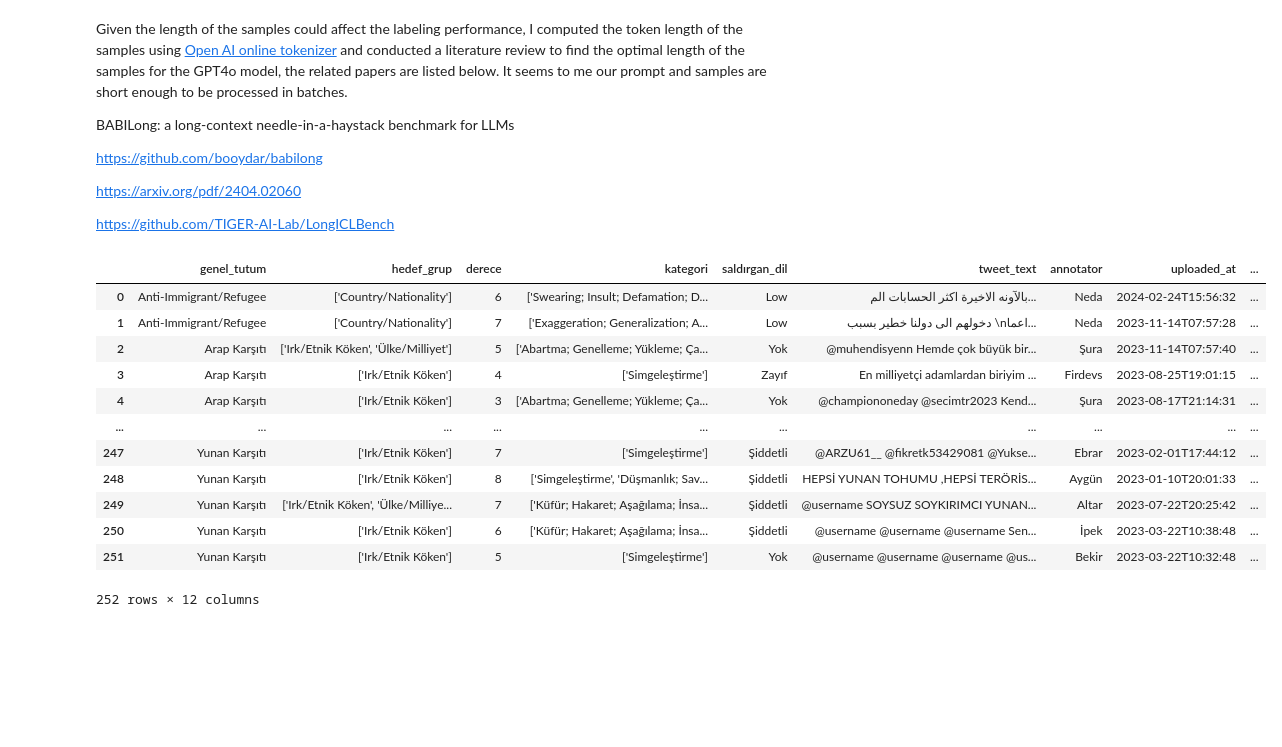
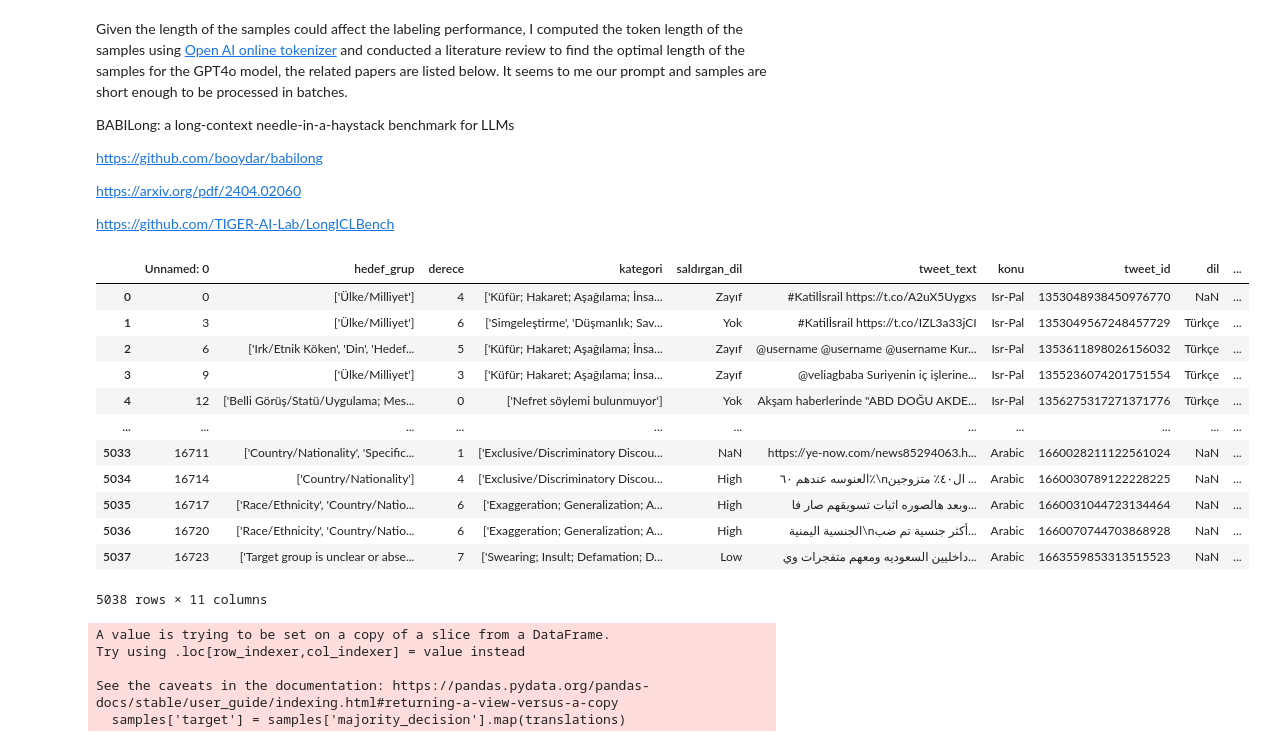
Before and after one commit to boun-tabi/hatecat-tr, a Jupyter notebook: notebooks/2-auto-labeling.ipynb, the cells around one changed output. Drawn from its saved outputs; the diff is of its cells as text; code cells hidden in the pictures; blank space fills up the shorter version.

```diff
--- a/notebooks/2-auto-labeling.ipynb
+++ b/notebooks/2-auto-labeling.ipynb
@@ -91,22 +88,22 @@ def query_gpt(text):
 # %%
 import pandas as pd
 
-samples = pd.read_csv('../data/span_samples_v3.csv')
+samples = pd.read_csv('../data/hateful_tweets_majority_voting_121024.csv')
 samples
 # %% [output]
-|  | genel_tutum | hedef_grup | derece | kategori | saldırgan_dil | tweet_text | annotator | uploaded_at | ... |
-| 0 | Anti-Immigrant/Refugee | ['Country/Nationality'] | 6 | ['Swearing; Insult; Defamation; D... | Low | بالآونه الاخيرة اكثر الحسابات الم... | Neda | 2024-02-24T15:56:32 | ... |
-| 1 | Anti-Immigrant/Refugee | ['Country/Nationality'] | 7 | ['Exaggeration; Generalization; A... | Low | دخولهم الى دولنا خطير بسبب \nاعما... | Neda | 2023-11-14T07:57:28 | ... |
-| 2 | Arap Karşıtı | ['Irk/Etnik Köken', 'Ülke/Milliyet'] | 5 | ['Abartma; Genelleme; Yükleme; Ça... | Yok | @muhendisyenn Hemde çok büyük bir... | Şura | 2023-11-14T07:57:40 | ... |
-| 3 | Arap Karşıtı | ['Irk/Etnik Köken'] | 4 | ['Simgeleştirme'] | Zayıf | En milliyetçi adamlardan biriyim ... | Firdevs | 2023-08-25T19:01:15 | ... |
-| 4 | Arap Karşıtı | ['Irk/Etnik Köken'] | 3 | ['Abartma; Genelleme; Yükleme; Ça... | Yok | @championoneday @secimtr2023 Kend... | Şura | 2023-08-17T21:14:31 | ... |
-| ... | ... | ... | ... | ... | ... | ... | ... | ... | ... |
-| 247 | Yunan Karşıtı | ['Irk/Etnik Köken'] | 7 | ['Simgeleştirme'] | Şiddetli | @ARZU61__ @fikretk53429081 @Yukse... | Ebrar | 2023-02-01T17:44:12 | ... |
-| 248 | Yunan Karşıtı | ['Irk/Etnik Köken'] | 8 | ['Simgeleştirme', 'Düşmanlık; Sav... | Şiddetli | HEPSİ YUNAN TOHUMU ,HEPSİ TERÖRİS... | Aygün | 2023-01-10T20:01:33 | ... |
-| 249 | Yunan Karşıtı | ['Irk/Etnik Köken', 'Ülke/Milliye... | 7 | ['Küfür; Hakaret; Aşağılama; İnsa... | Şiddetli | @username SOYSUZ SOYKIRIMCI YUNAN... | Altar | 2023-07-22T20:25:42 | ... |
-| 250 | Yunan Karşıtı | ['Irk/Etnik Köken'] | 6 | ['Küfür; Hakaret; Aşağılama; İnsa... | Şiddetli | @username @username @username Sen... | İpek | 2023-03-22T10:38:48 | ... |
-| 251 | Yunan Karşıtı | ['Irk/Etnik Köken'] | 5 | ['Simgeleştirme'] | Yok | @username @username @username @us... | Bekir | 2023-03-22T10:32:48 | ... |
+|  | Unnamed: 0 | hedef_grup | derece | kategori | saldırgan_dil | tweet_text | konu | tweet_id | dil | ... |
+| 0 | 0 | ['Ülke/Milliyet'] | 4 | ['Küfür; Hakaret; Aşağılama; İnsa... | Zayıf | #Katilİsrail https://t.co/A2uX5Uygxs | Isr-Pal | 1353048938450976770 | NaN | ... |
+| 1 | 3 | ['Ülke/Milliyet'] | 6 | ['Simgeleştirme', 'Düşmanlık; Sav... | Yok | #Katilİsrail https://t.co/IZL3a33jCI | Isr-Pal | 1353049567248457729 | Türkçe | ... |
+| 2 | 6 | ['Irk/Etnik Köken', 'Din', 'Hedef... | 5 | ['Küfür; Hakaret; Aşağılama; İnsa... | Zayıf | @username @username @username Kur... | Isr-Pal | 1353611898026156032 | Türkçe | ... |
+| 3 | 9 | ['Ülke/Milliyet'] | 3 | ['Küfür; Hakaret; Aşağılama; İnsa... | Zayıf | @veliagbaba Suriyenin iç işlerine... | Isr-Pal | 1355236074201751554 | Türkçe | ... |
+| 4 | 12 | ['Belli Görüş/Statü/Uygulama; Mes... | 0 | ['Nefret söylemi bulunmuyor'] | Yok | Akşam haberlerinde "ABD DOĞU AKDE... | Isr-Pal | 1356275317271371776 | Türkçe | ... |
+| ... | ... | ... | ... | ... | ... | ... | ... | ... | ... | ... |
+| 5033 | 16711 | ['Country/Nationality', 'Specific... | 1 | ['Exclusive/Discriminatory Discou... | NaN | https://ye-now.com/news85294063.h... | Arabic | 1660028211122561024 | NaN | ... |
+| 5034 | 16714 | ['Country/Nationality'] | 4 | ['Exclusive/Discriminatory Discou... | High | العنوسه عندهم ٦٠٪\nال٤٠٪ متزوجين ... | Arabic | 1660030789122228225 | NaN | ... |
+| 5035 | 16717 | ['Race/Ethnicity', 'Country/Natio... | 6 | ['Exaggeration; Generalization; A... | High | وبعد هالصوره اثبات تسويقهم صار فا... | Arabic | 1660031044723134464 | NaN | ... |
+| 5036 | 16720 | ['Race/Ethnicity', 'Country/Natio... | 6 | ['Exaggeration; Generalization; A... | High | الجنسية اليمنية\nأكثر جنسية تم ضب... | Arabic | 1660070744703868928 | NaN | ... |
+| 5037 | 16723 | ['Target group is unclear or abse... | 7 | ['Swearing; Insult; Defamation; D... | Low | داخليين السعوديه ومعهم متفجرات وي... | Arabic | 1663559853313515523 | NaN | ... |
-252 rows × 12 columns
+5038 rows × 11 columns
 # %%
 translations = {
     'Göçmen/Mülteci Karşıtı': 'Immigrant/Refugee',
@@ -119,7 +116,13 @@ translations = {
     'Alevi Karşıtı': 'Alevi'
 }
 
-samples['target'] = samples['genel_tutum'].map(translations)
+samples['target'] = samples['majority_decision'].map(translations)
+# %% [output]
+A value is trying to be set on a copy of a slice from a DataFrame.
+Try using .loc[row_indexer,col_indexer] = value instead
+
+See the caveats in the documentation: https://pandas.pydata.org/pandas-docs/stable/user_guide/indexing.html#returning-a-view-versus-a-copy
+  samples['target'] = samples['majority_decision'].map(translations)
 # %%
 targets = samples['target'].unique()
 targets
```
Also changed, not shown: parts of 12 cells of this notebook, 1 other file.
